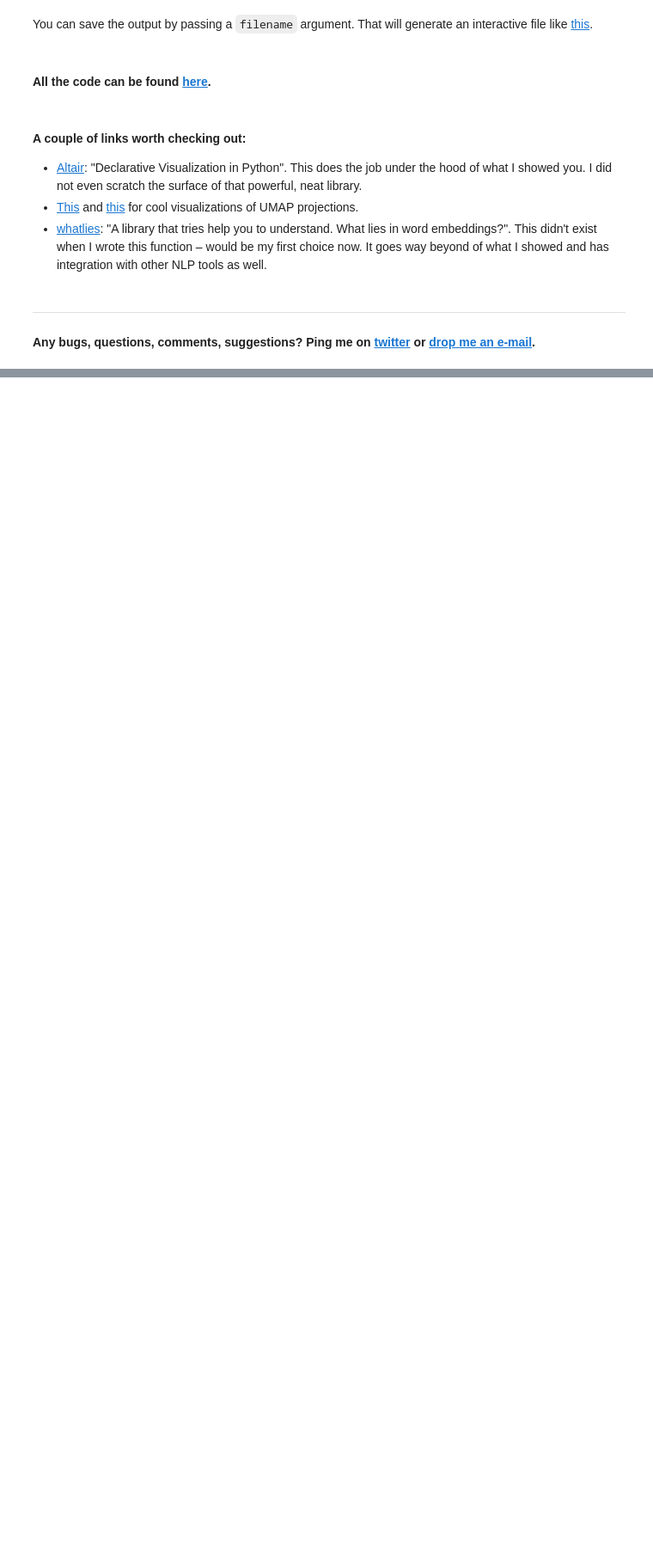
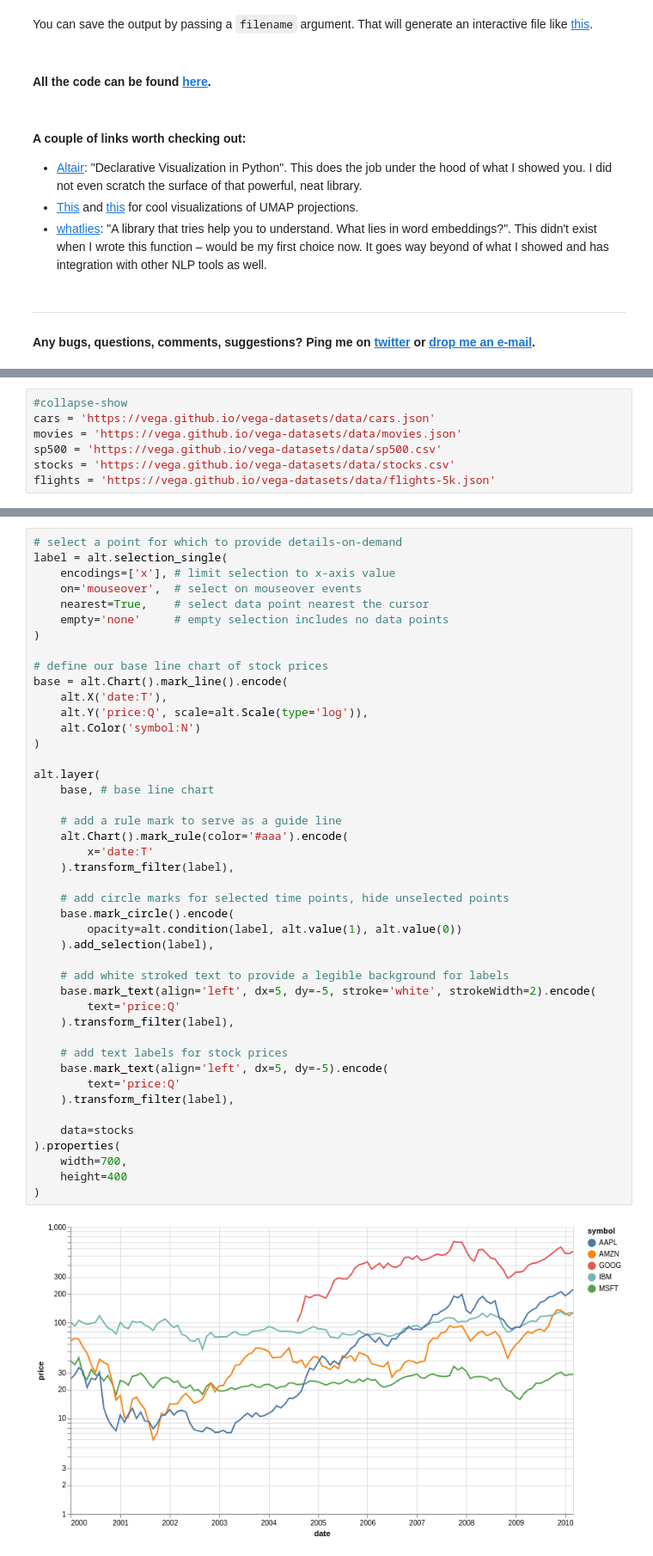
Before and after one commit to fabridamicelli/blog, a Jupyter notebook: _notebooks/2019-12-12-interactive-embedding.ipynb, the cells around one changed output, grey strips where cells are left out. Shown: that part at 86% size. Saved outputs shown, nothing was run; the diff lists cells and outputs as text; blank space fills up the shorter version.

```diff
--- a/_notebooks/2019-12-12-interactive-embedding.ipynb
+++ b/_notebooks/2019-12-12-interactive-embedding.ipynb
@@ -214,0 +217,7 @@ That will generate an interactive file like [this](https://nbviewer.jupyter.org/
+# %%
+#collapse-show
+cars = 'https://vega.github.io/vega-datasets/data/cars.json'
+movies = 'https://vega.github.io/vega-datasets/data/movies.json'
+sp500 = 'https://vega.github.io/vega-datasets/data/sp500.csv'
+stocks = 'https://vega.github.io/vega-datasets/data/stocks.csv'
+flights = 'https://vega.github.io/vega-datasets/data/flights-5k.json'
@@ -214,0 +232,46 @@ That will generate an interactive file like [this](https://nbviewer.jupyter.org/
+# %%
+# select a point for which to provide details-on-demand
+label = alt.selection_single(
+    encodings=['x'], # limit selection to x-axis value
+    on='mouseover',  # select on mouseover events
+    nearest=True,    # select data point nearest the cursor
+    empty='none'     # empty selection includes no data points
+)
+
+# define our base line chart of stock prices
+base = alt.Chart().mark_line().encode(
+    alt.X('date:T'),
+    alt.Y('price:Q', scale=alt.Scale(type='log')),
+    alt.Color('symbol:N')
+)
+
+alt.layer(
+    base, # base line chart
+
+    # add a rule mark to serve as a guide line
+    alt.Chart().mark_rule(color='#aaa').encode(
+        x='date:T'
+    ).transform_filter(label),
+
+    # add circle marks for selected time points, hide unselected points
+    base.mark_circle().encode(
+        opacity=alt.condition(label, alt.value(1), alt.value(0))
+    ).add_selection(label),
+
+    # add white stroked text to provide a legible background for labels
+    base.mark_text(align='left', dx=5, dy=-5, stroke='white', strokeWidth=2).encode(
+        text='price:Q'
+    ).transform_filter(label),
+
+    # add text labels for stock prices
+    base.mark_text(align='left', dx=5, dy=-5).encode(
+        text='price:Q'
+    ).transform_filter(label),
+
+    data=stocks
+).properties(
+    width=700,
+    height=400
+)
+# %% [output]
+[figure, added]
```
Also changed, not shown: parts of 3 cells of this notebook.
